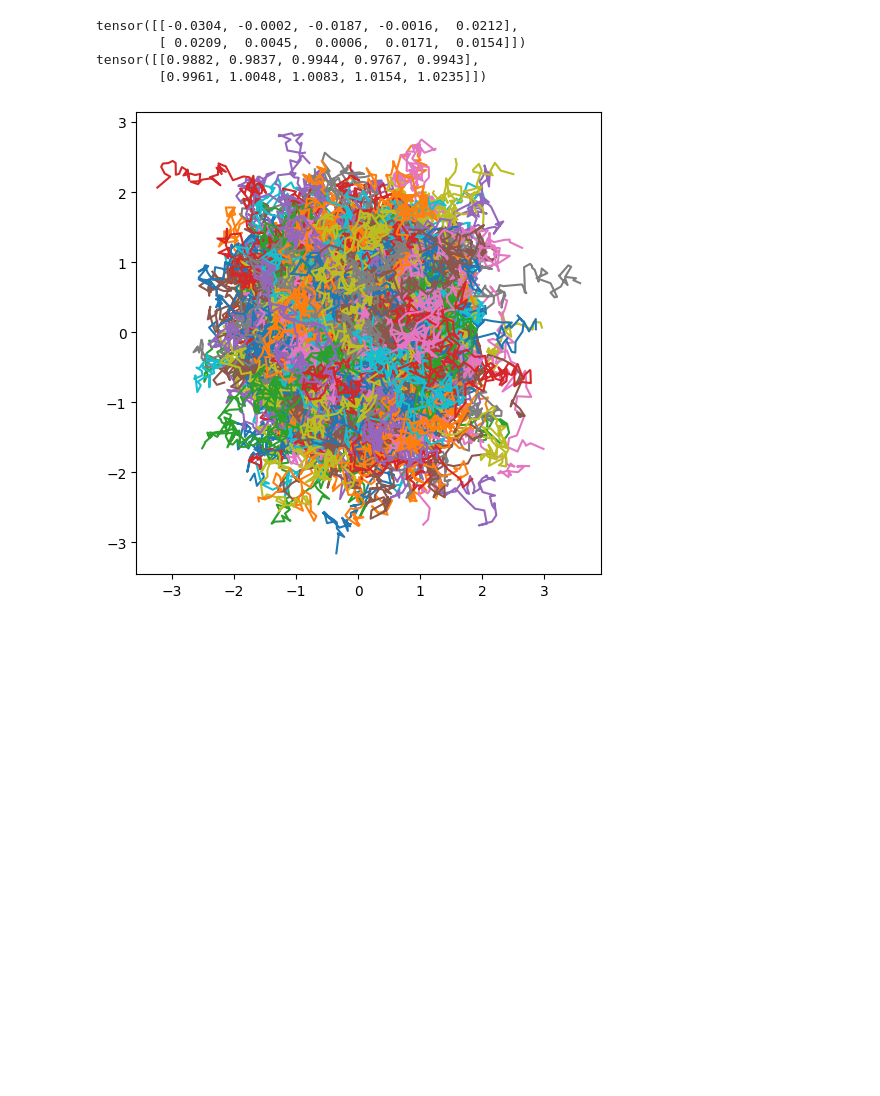
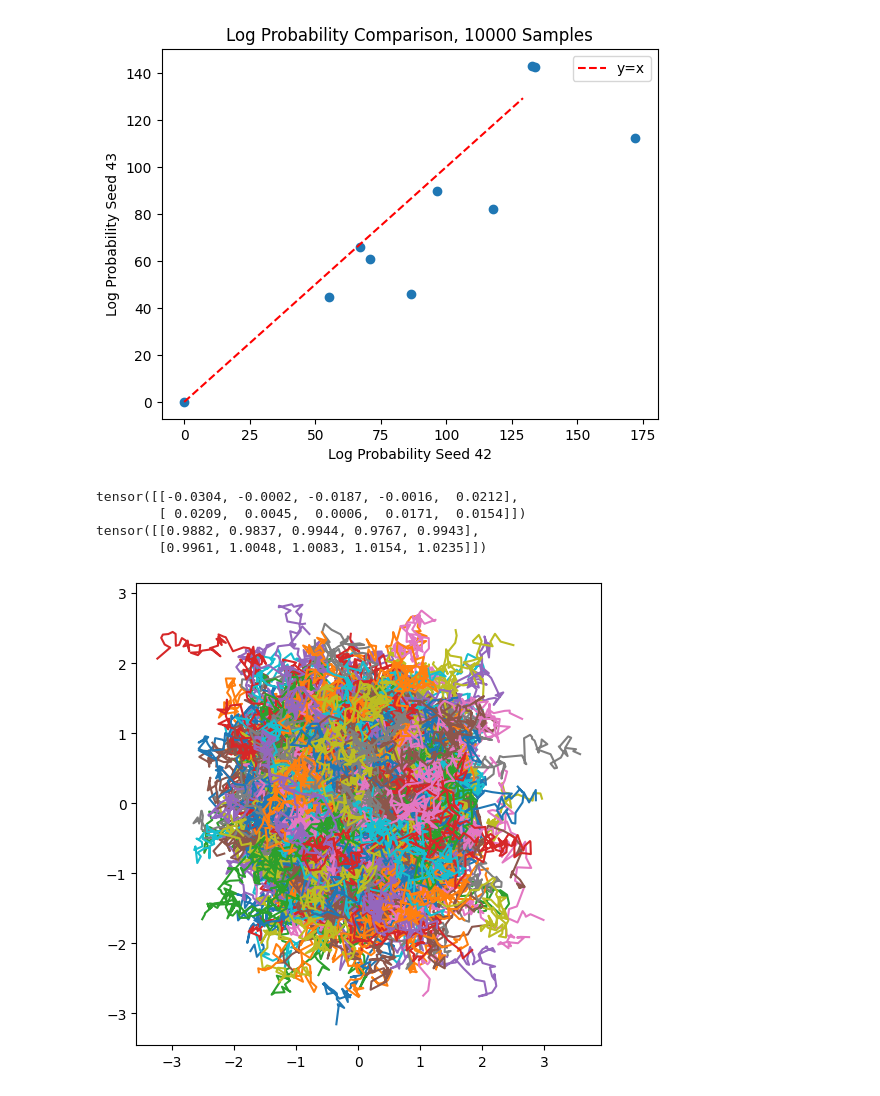
Before and after one commit to EthanZ0524/boltz-likelihoods, a Jupyter notebook: notebooks/sde_estimator.ipynb, the cells around one changed output. Cells and saved outputs as stored; diff of their text form; code cells hidden in the pictures; blank space fills up the shorter version.

```diff
--- a/notebooks/sde_estimator.ipynb
+++ b/notebooks/sde_estimator.ipynb
@@ -9,3 +10,38 @@ from einops import rearrange, repeat, reduce, einsum
+# %%
+import json
+results_1 = json.load(open("/global/homes/d/dunne/boltz-likelihoods/boltz_results_chignolin_ll_test_ips1/likelihoods.json", "r"))
+results_2 = json.load(open("/global/homes/d/dunne/boltz-likelihoods/boltz_results_chignolin_ll_test_ips2/likelihoods.json", "r"))
+results_3 = json.load(open("/global/homes/d/dunne/boltz-likelihoods/boltz_results_chignolin_ll_test_ips3/likelihoods.json", "r"))
+results_4 = json.load(open("/global/homes/d/dunne/boltz-likelihoods/boltz_results_chignolin_ll_test_ips4/likelihoods.json", "r"))
+results_5 = json.load(open("/global/homes/d/dunne/boltz-likelihoods/boltz_results_chignolin_ll_test_ips5/likelihoods.json", "r"))
+results_ov_42 = json.load(open("/global/homes/d/dunne/boltz-likelihoods/boltz_results_chignolin_ll_test_ips_overload_42/likelihoods.json", "r"))
+results_ov_43 = json.load(open("/global/homes/d/dunne/boltz-likelihoods/boltz_results_chignolin_ll_test_ips_overload_43/likelihoods.json", "r"))
+
+
+logps_1 = torch.tensor([results_1[r]['logp'] for r in results_1])
+logps_1 = logps_1 - logps_1[0] # only look at relative logps
+logps_2 = torch.tensor([results_2[r]['logp'] for r in results_2])
+logps_2 = logps_2 - logps_2[0] # only look at relative logps
+logps_3 = torch.tensor([results_3[r]['logp'] for r in results_3])
+logps_3 = logps_3 - logps_3[0] # only look at relative logps
+logps_4 = torch.tensor([results_4[r]['logp'] for r in results_4])
+logps_4 = logps_4 - logps_4[0]
+logps_5 = torch.tensor([results_5[r]['logp'] for r in results_5])
+logps_5 = logps_5 - logps_5[0]
+logps_ov_42 = torch.tensor([results_ov_42[r]['logp'] for r in results_ov_42])
+logps_ov_42 = logps_ov_42 - logps_ov_42[0]
+logps_ov_43 = torch.tensor([results_ov_43[r]['logp'] for r in results_ov_43])
+logps_ov_43 = logps_ov_43 - logps_ov_43[0]
+# %%
+fig, ax = plt.subplots()
+ax.scatter(logps_ov_42, logps_ov_43)
+ax.set(xlabel='Log Probability Seed 42', ylabel='Log Probability Seed 43', title='Log Probability Comparison, 10000 Samples')
+maxval = max(logps_4.max(), logps_5.max())
+ax.plot([0, maxval], [0, maxval], color='red', linestyle='--', label='y=x')
+ax.legend()
+plt.show()
+# %% [output]
+[figure, added]
 # %%
 
 def euler_maruyama(f, g, x0, t_span, n_steps, forward=True, seed=None):
```
Also changed, not shown: parts of 14 cells of this notebook.
